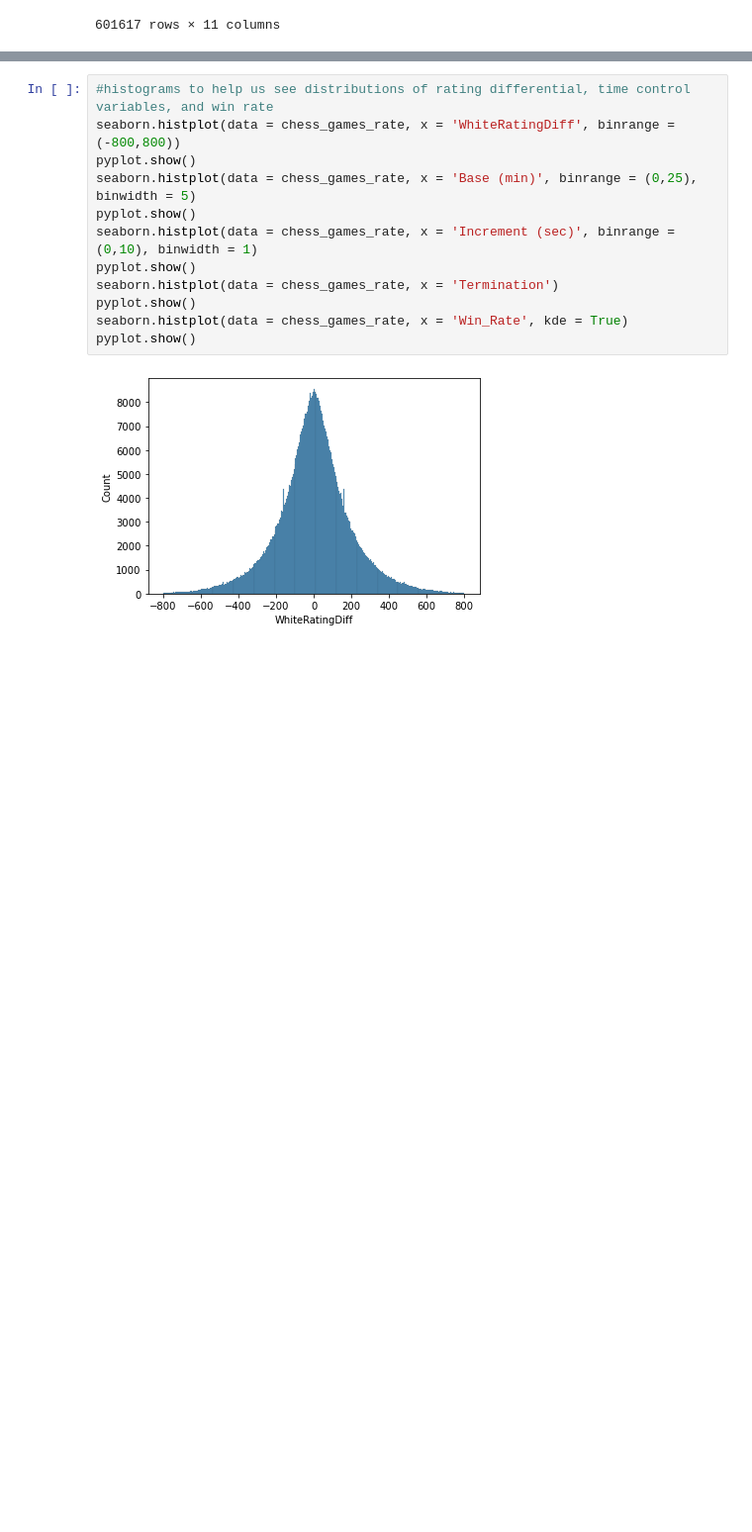
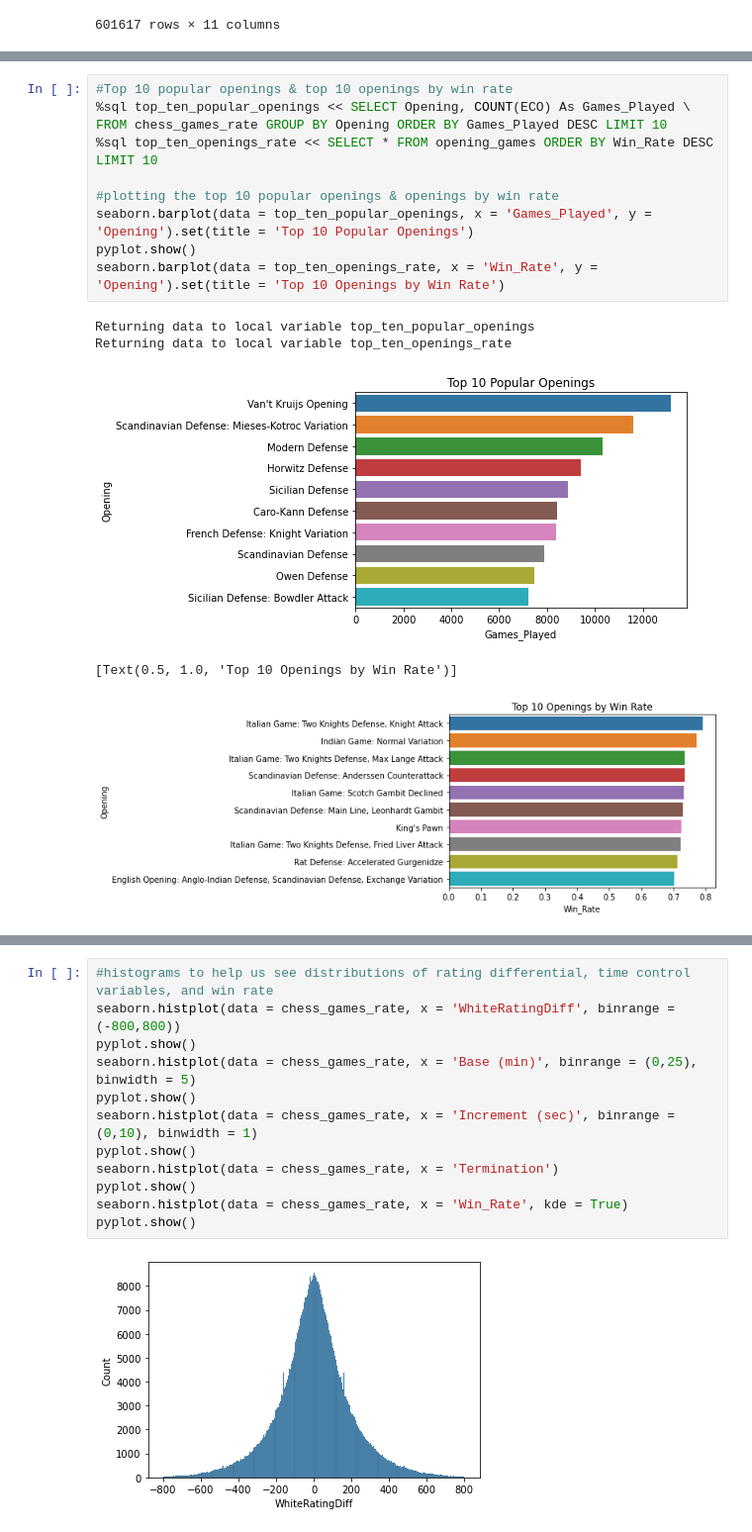
Before and after one commit to jeanie-liu/chess_win_predictor, a Jupyter notebook: summary_descriptive_stats.ipynb, the cells around one changed output, grey strips where cells are left out. Shown at 99% size. Drawn from its saved outputs; the diff is of its cells as text; blank space fills up the shorter version.

Commit message:
Update summary_descriptive_stats.ipynb
graphed top 10 openings by win rate instead of number of games won; graphed bottom 10 openings by win rate

```diff
--- a/summary_descriptive_stats.ipynb
+++ b/summary_descriptive_stats.ipynb
@@ -170,0 +142,16 @@ display(chess_games_rate.describe())
+# %%
+#Top 10 popular openings & top 10 openings by win rate
+%sql top_ten_popular_openings << SELECT Opening, COUNT(ECO) As Games_Played \
+FROM chess_games_rate GROUP BY Opening ORDER BY Games_Played DESC LIMIT 10
+%sql top_ten_openings_rate << SELECT * FROM opening_games ORDER BY Win_Rate DESC LIMIT 10
+
+#plotting the top 10 popular openings & openings by win rate
+seaborn.barplot(data = top_ten_popular_openings, x = 'Games_Played', y = 'Opening').set(title = 'Top 10 Popular Openings')
+pyplot.show()
+seaborn.barplot(data = top_ten_openings_rate, x = 'Win_Rate', y = 'Opening').set(title = 'Top 10 Openings by Win Rate')
+# %% [output]
+Returning data to local variable top_ten_popular_openings
+Returning data to local variable top_ten_openings_rate
+[figure, added]
+[Text(0.5, 1.0, 'Top 10 Openings by Win Rate')]
+[figure, added]
```
Also changed, not shown: parts of 5 cells of this notebook.
